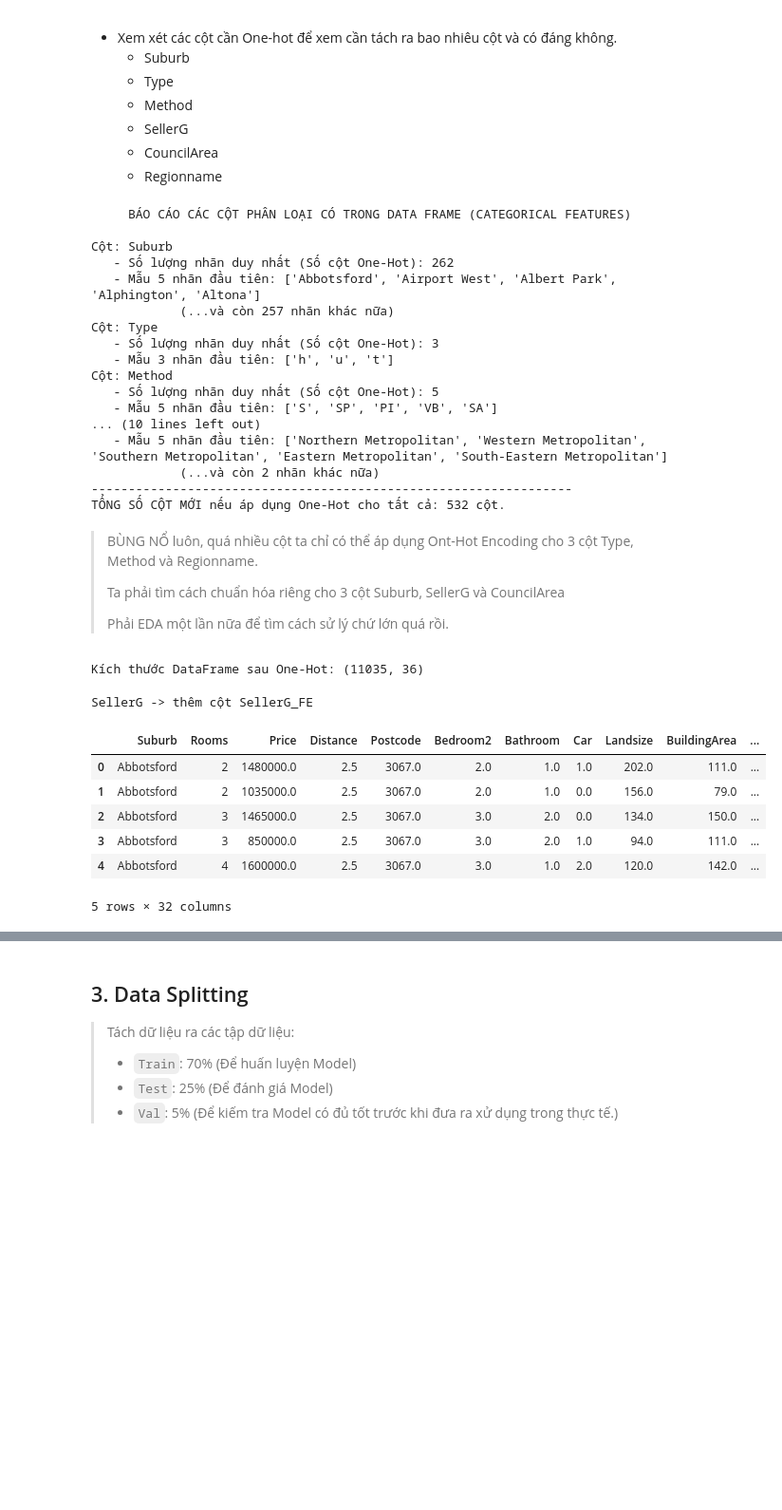
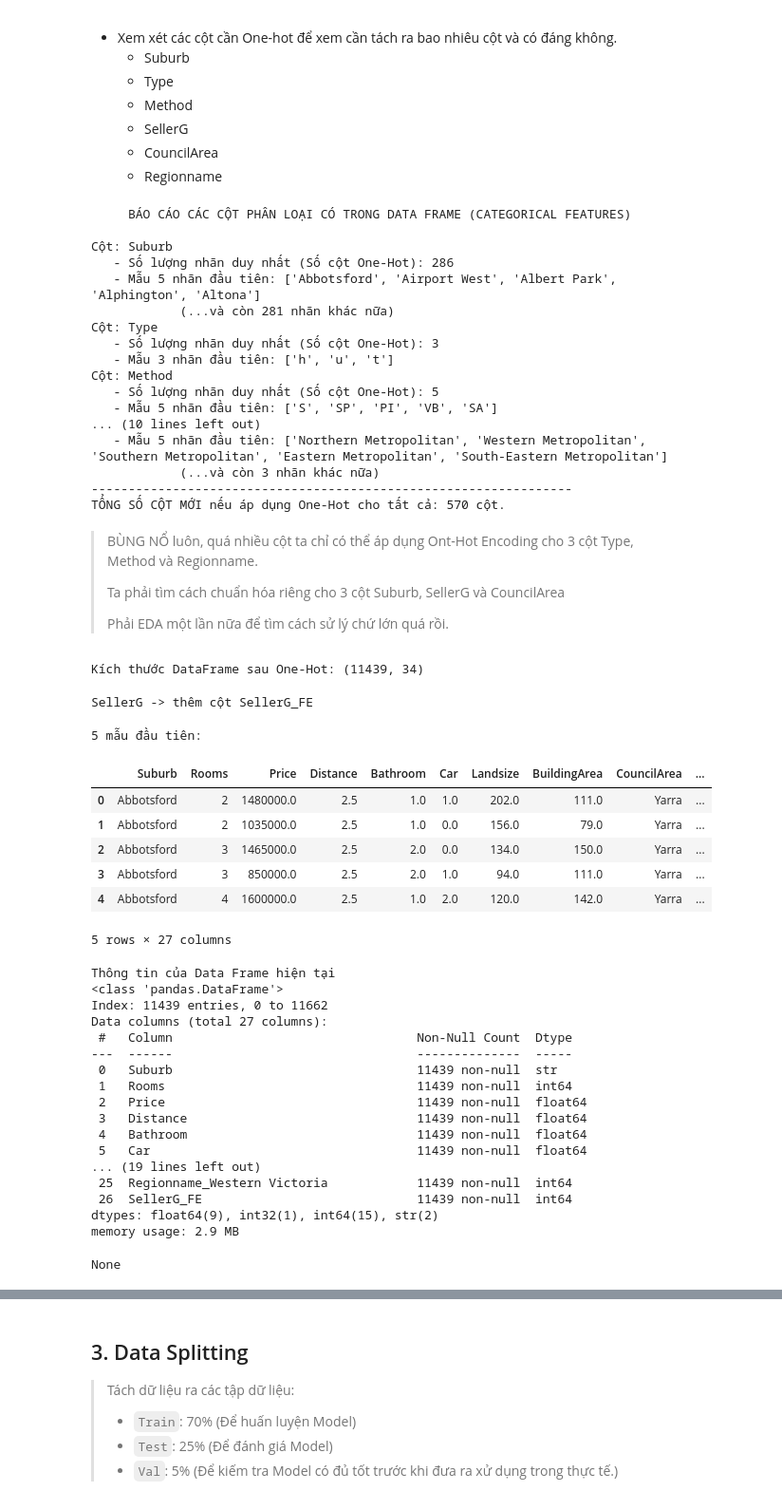
Before and after one commit to KhanhNguyen171/E-Learning-UTH-AI-EX-2026, a Jupyter notebook: BT cá nhân/main.ipynb, the cells around one changed output, grey strips where cells are left out. Shown at 95% size. Saved outputs shown, nothing was run; the diff lists cells and outputs as text; code cells hidden in the pictures; blank space fills up the shorter version.

```diff
--- a/BT cá nhân/main.ipynb
+++ b/BT cá nhân/main.ipynb
@@ -672,7 +673,7 @@ square_cols = ["Distance", "BuildingArea"]
 # %%
 df = remove_outliers_iqr(df, org_cols)
 
-df = remove_outliers_iqr(df, square_cols, factor=2.0)
+df = remove_outliers_iqr(df, square_cols, factor=3.0)
 
 # Chỉ lấy nhà có năm xây > năm 1800
 df = df[(df['YearBuilt'] > 1800)].reset_index(drop=True)
@@ -705,0 +721,10 @@ Và thay vì Drop đi các giá trị Nan ta đã giữ lại phần data tăng
+# %%
+lower = df['Price'].quantile(0.01)
+upper = df['Price'].quantile(0.99)
+
+df = df[
+    (df['Price'] >= lower) &
+    (df['Price'] <= upper)
+]
+
+df.shape
@@ -949,9 +978,9 @@ report_onehot_columns(df, encoding_cols)
      BÁO CÁO CÁC CỘT PHÂN LOẠI CÓ TRONG DATA FRAME (CATEGORICAL FEATURES)
 
 Cột: Suburb
-   - Số lượng nhãn duy nhất (Số cột One-Hot): 262
+   - Số lượng nhãn duy nhất (Số cột One-Hot): 286
    - Mẫu 5 nhãn đầu tiên: ['Abbotsford', 'Airport West', 'Albert Park', 'Alphington', 'Altona']
-            (...và còn 257 nhãn khác nữa)
+            (...và còn 281 nhãn khác nữa)
 Cột: Type
    - Số lượng nhãn duy nhất (Số cột One-Hot): 3
    - Mẫu 3 nhãn đầu tiên: ['h', 'u', 't']
@@ -960,9 +989,9 @@ Cột: Method
    - Mẫu 5 nhãn đầu tiên: ['S', 'SP', 'PI', 'VB', 'SA']
 ... (10 lines left out)
    - Mẫu 5 nhãn đầu tiên: ['Northern Metropolitan', 'Western Metropolitan', 'Southern Metropolitan', 'Eastern Metropolitan', 'South-Eastern Metropolitan']
-            (...và còn 2 nhãn khác nữa)
+            (...và còn 3 nhãn khác nữa)
 -----------------------------------------------------------------
-TỔNG SỐ CỘT MỚI nếu áp dụng One-Hot cho tất cả: 532 cột.
+TỔNG SỐ CỘT MỚI nếu áp dụng One-Hot cho tất cả: 570 cột.
 # %% [markdown]
 > BÙNG NỔ luôn, quá nhiều cột ta chỉ có thể áp dụng Ont-Hot Encoding cho 3 cột Type, Method và Regionname.
 >
@@ -975,7 +1004,7 @@ enc_cols = ["Type", "Method", "Regionname"]
 
 df = one_hot_encode(df, enc_cols)
 # %% [output]
-Kích thước DataFrame sau One-Hot: (11035, 36)
+Kích thước DataFrame sau One-Hot: (11439, 34)
 # %%
 # Frequency Encoding cho SellerG
 
@@ -990,20 +1019,43 @@ df = frequency_encode(df, cols=["SellerG"])
 SellerG -> thêm cột SellerG_FE
 # %%
 # Xóa các cột không quan trọng
-
-Del_cols = ['Address', 'Date', 'SaleYear', 'YearBuilt', "SellerG"]
+Del_cols = ['Address', 'Date', 'SaleYear', 'YearBuilt', "SellerG",
+            "Bedroom2", "Postcode", 'Propertycount']
 
 df = df.drop(columns=Del_cols)
 
-df.head()
+print("5 mẫu đầu tiên:")
+display(df.head())
+
+print("Thông tin của Data Frame hiện tại")
+display(df.info())
 # %% [output]
+5 mẫu đầu tiên:
-|  | Suburb | Rooms | Price | Distance | Postcode | Bedroom2 | Bathroom | Car | Landsize | BuildingArea | ... |
-| 0 | Abbotsford | 2 | 1480000.0 | 2.5 | 3067.0 | 2.0 | 1.0 | 1.0 | 202.0 | 111.0 | ... |
-| 1 | Abbotsford | 2 | 1035000.0 | 2.5 | 3067.0 | 2.0 | 1.0 | 0.0 | 156.0 | 79.0 | ... |
-| 2 | Abbotsford | 3 | 1465000.0 | 2.5 | 3067.0 | 3.0 | 2.0 | 0.0 | 134.0 | 150.0 | ... |
-| 3 | Abbotsford | 3 | 850000.0 | 2.5 | 3067.0 | 3.0 | 2.0 | 1.0 | 94.0 | 111.0 | ... |
-| 4 | Abbotsford | 4 | 1600000.0 | 2.5 | 3067.0 | 3.0 | 1.0 | 2.0 | 120.0 | 142.0 | ... |
+|  | Suburb | Rooms | Price | Distance | Bathroom | Car | Landsize | BuildingArea | CouncilArea | ... |
+| 0 | Abbotsford | 2 | 1480000.0 | 2.5 | 1.0 | 1.0 | 202.0 | 111.0 | Yarra | ... |
+| 1 | Abbotsford | 2 | 1035000.0 | 2.5 | 1.0 | 0.0 | 156.0 | 79.0 | Yarra | ... |
+| 2 | Abbotsford | 3 | 1465000.0 | 2.5 | 2.0 | 0.0 | 134.0 | 150.0 | Yarra | ... |
+| 3 | Abbotsford | 3 | 850000.0 | 2.5 | 2.0 | 1.0 | 94.0 | 111.0 | Yarra | ... |
+| 4 | Abbotsford | 4 | 1600000.0 | 2.5 | 1.0 | 2.0 | 120.0 | 142.0 | Yarra | ... |
-5 rows × 32 columns
+5 rows × 27 columns
+Thông tin của Data Frame hiện tại
+<class 'pandas.DataFrame'>
+Index: 11439 entries, 0 to 11662
+Data columns (total 27 columns):
+ #   Column                                 Non-Null Count  Dtype
+---  ------                                 --------------  -----
+ 0   Suburb                                 11439 non-null  str
+ 1   Rooms                                  11439 non-null  int64
+ 2   Price                                  11439 non-null  float64
+ 3   Distance                               11439 non-null  float64
+ 4   Bathroom                               11439 non-null  float64
+ 5   Car                                    11439 non-null  float64
+... (19 lines left out)
+ 25  Regionname_Western Victoria            11439 non-null  int64
+ 26  SellerG_FE                             11439 non-null  int64
+dtypes: float64(9), int32(1), int64(15), str(2)
+memory usage: 2.9 MB
+None
 # %%
 # Tách X (Features) và Y (Target).
 y = df['Price']
```
Also changed, not shown: parts of 22 cells of this notebook, 1 other file.
